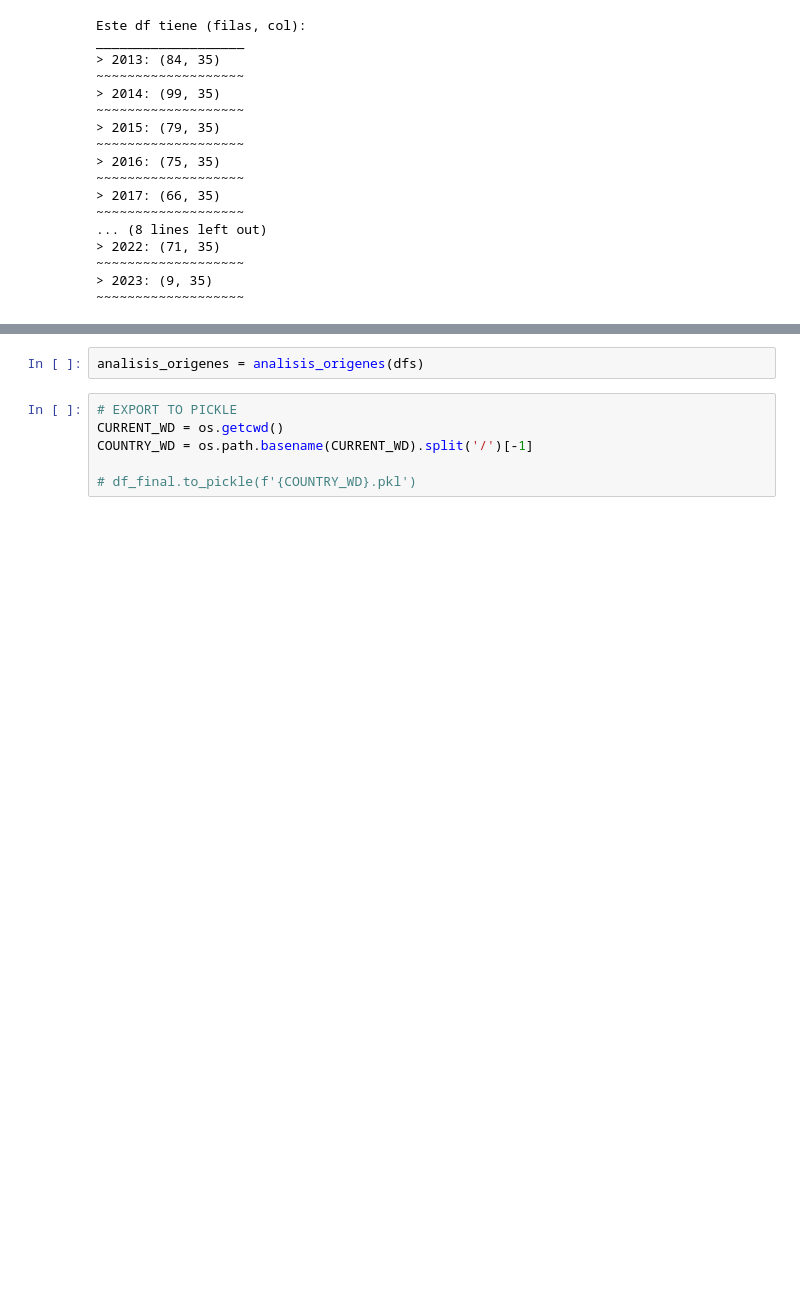
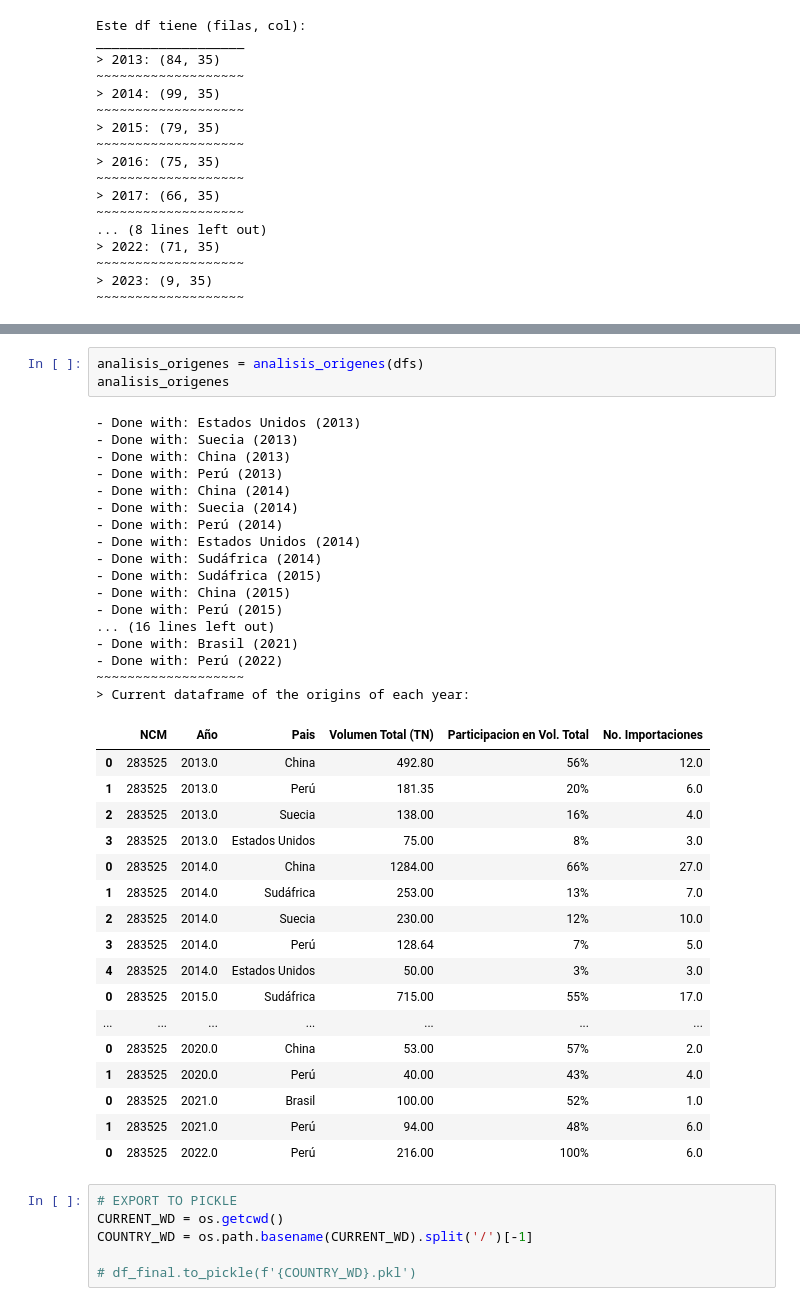
Before and after one commit to Felix-Hz/data-project, a Jupyter notebook: argentina/main.ipynb, the cells around one changed output, grey strips where cells are left out. Cells and saved outputs as stored; diff of their text form; blank space fills up the shorter version.

```diff
--- a/argentina/main.ipynb
+++ b/argentina/main.ipynb
@@ -132,5 +201,41 @@ top_importadores = top_importadores(results_dfs)
 # %%
 analisis_origenes = analisis_origenes(dfs)
+analisis_origenes
+# %% [output]
+- Done with: Estados Unidos (2013)
+- Done with: Suecia (2013)
+- Done with: China (2013)
+- Done with: Perú (2013)
+- Done with: China (2014)
+- Done with: Suecia (2014)
+- Done with: Perú (2014)
+- Done with: Estados Unidos (2014)
+- Done with: Sudáfrica (2014)
+- Done with: Sudáfrica (2015)
+- Done with: China (2015)
+- Done with: Perú (2015)
+... (16 lines left out)
+- Done with: Brasil (2021)
+- Done with: Perú (2022)
+~~~~~~~~~~~~~~~~~~~
+> Current dataframe of the origins of each year:
+|  | NCM | Año | Pais | Volumen Total (TN) | Participacion en Vol. Total | No. Importaciones |
+| 0 | 283525 | 2013.0 | China | 492.80 | 56% | 12.0 |
+| 1 | 283525 | 2013.0 | Perú | 181.35 | 20% | 6.0 |
+| 2 | 283525 | 2013.0 | Suecia | 138.00 | 16% | 4.0 |
+| 3 | 283525 | 2013.0 | Estados Unidos | 75.00 | 8% | 3.0 |
+| 0 | 283525 | 2014.0 | China | 1284.00 | 66% | 27.0 |
+| 1 | 283525 | 2014.0 | Sudáfrica | 253.00 | 13% | 7.0 |
+| 2 | 283525 | 2014.0 | Suecia | 230.00 | 12% | 10.0 |
+| 3 | 283525 | 2014.0 | Perú | 128.64 | 7% | 5.0 |
+| 4 | 283525 | 2014.0 | Estados Unidos | 50.00 | 3% | 3.0 |
+| 0 | 283525 | 2015.0 | Sudáfrica | 715.00 | 55% | 17.0 |
+| ... | ... | ... | ... | ... | ... | ... |
+| 0 | 283525 | 2020.0 | China | 53.00 | 57% | 2.0 |
+| 1 | 283525 | 2020.0 | Perú | 40.00 | 43% | 4.0 |
+| 0 | 283525 | 2021.0 | Brasil | 100.00 | 52% | 1.0 |
+| 1 | 283525 | 2021.0 | Perú | 94.00 | 48% | 6.0 |
+| 0 | 283525 | 2022.0 | Perú | 216.00 | 100% | 6.0 |
 # %%
 # EXPORT TO PICKLE
 CURRENT_WD = os.getcwd()
```
Also changed, not shown: parts of 6 cells of this notebook, 3 other files.
